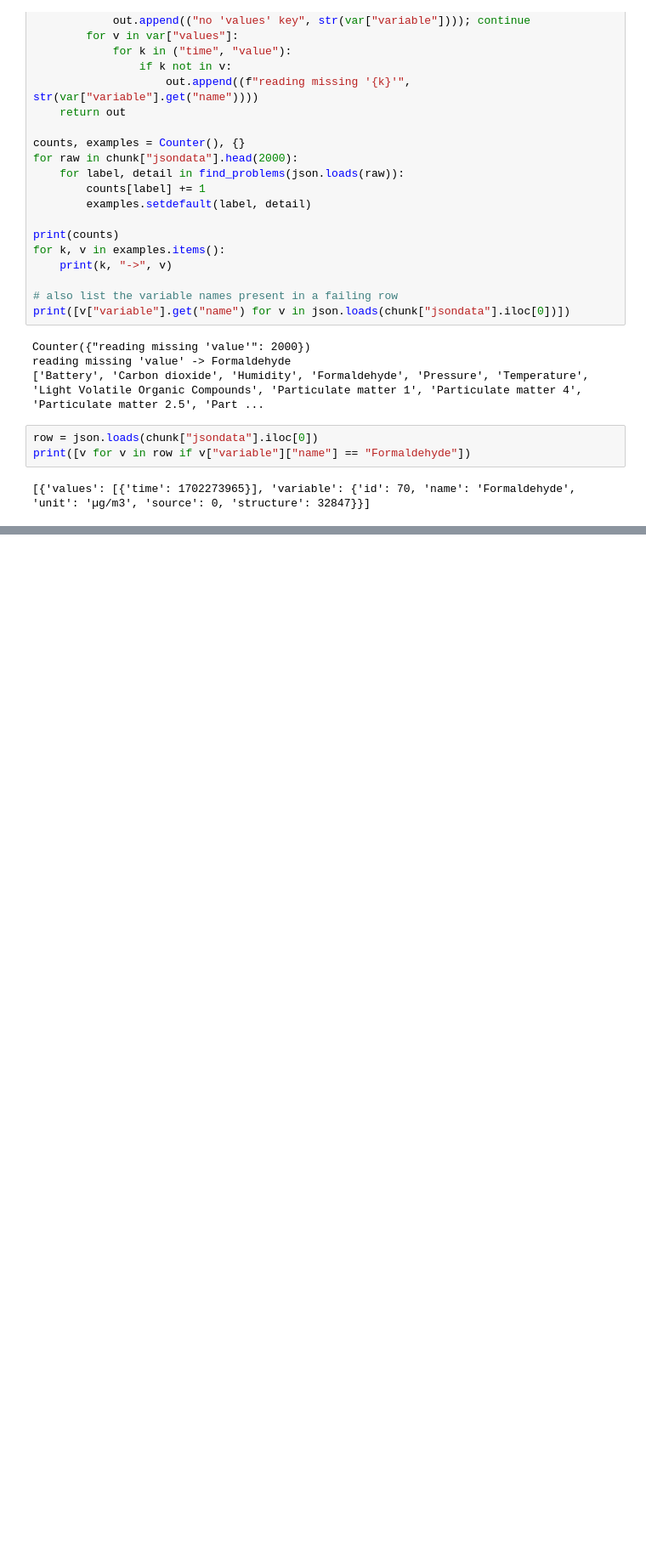
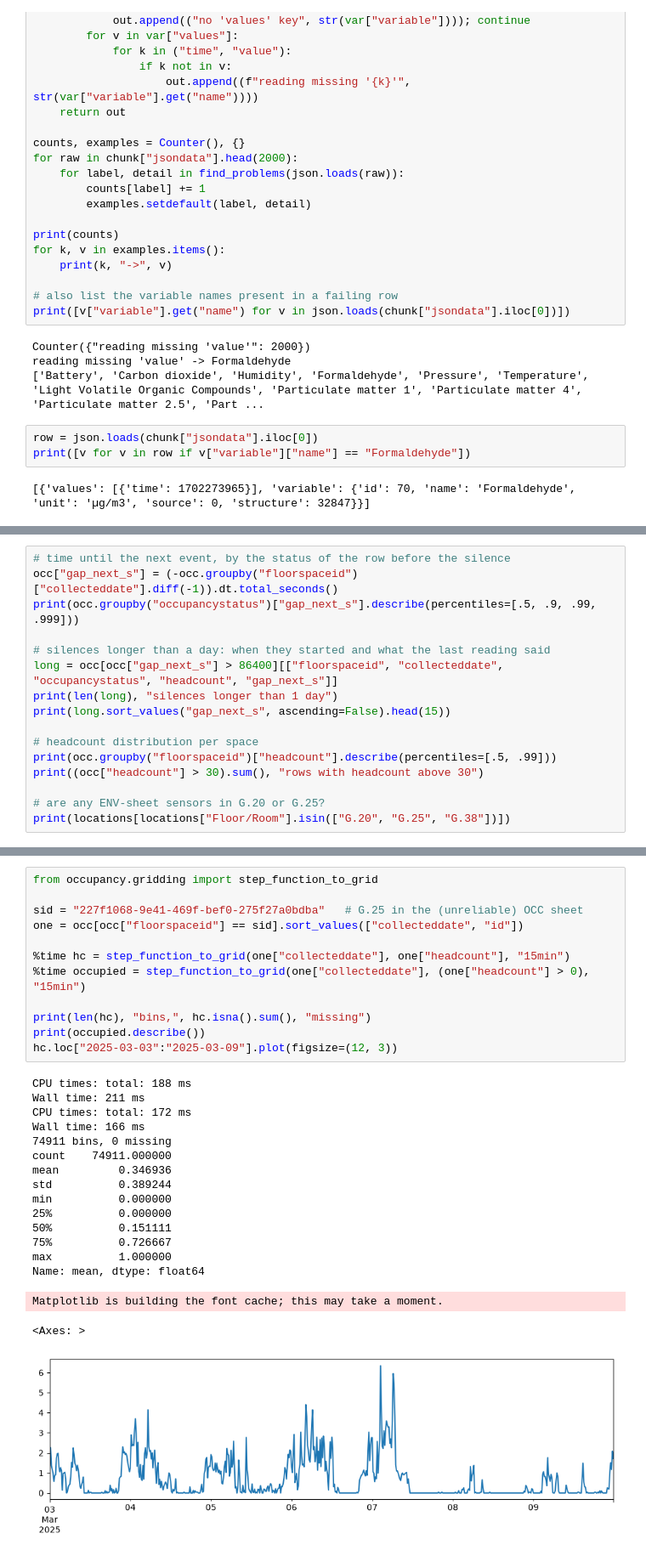
Before and after one commit to OscarPayne28/3001-OCCUPANCY-PROJECT, a Jupyter notebook: notebooks/01_data_audit.ipynb, the cells around one changed output, grey strips where cells are left out. Shown at 85% size. Saved outputs shown, nothing was run; the diff lists cells and outputs as text; blank space fills up the shorter version.

```diff
--- a/notebooks/01_data_audit.ipynb
+++ b/notebooks/01_data_audit.ipynb
@@ -397,0 +696,16 @@ print([v for v in row if v["variable"]["name"] == "Formaldehyde"])
+# %%
+# time until the next event, by the status of the row before the silence
+occ["gap_next_s"] = (-occ.groupby("floorspaceid")["collecteddate"].diff(-1)).dt.total_seconds()
+print(occ.groupby("occupancystatus")["gap_next_s"].describe(percentiles=[.5, .9, .99, .999]))
+
+# silences longer than a day: when they started and what the last reading said
+long = occ[occ["gap_next_s"] > 86400][["floorspaceid", "collecteddate", "occupancystatus", "headcount", "gap_next_s"]]
+print(len(long), "silences longer than 1 day")
+print(long.sort_values("gap_next_s", ascending=False).head(15))
+
+# headcount distribution per space
+print(occ.groupby("floorspaceid")["headcount"].describe(percentiles=[.5, .99]))
+print((occ["headcount"] > 30).sum(), "rows with headcount above 30")
+
+# are any ENV-sheet sensors in G.20 or G.25?
+print(locations[locations["Floor/Room"].isin(["G.20", "G.25", "G.38"])])
@@ -397,0 +730,30 @@ print([v for v in row if v["variable"]["name"] == "Formaldehyde"])
+# %%
+from occupancy.gridding import step_function_to_grid
+
+sid = "227f1068-9e41-469f-bef0-275f27a0bdba"   # G.25 in the (unreliable) OCC sheet
+one = occ[occ["floorspaceid"] == sid].sort_values(["collecteddate", "id"])
+
+%time hc = step_function_to_grid(one["collecteddate"], one["headcount"], "15min")
+%time occupied = step_function_to_grid(one["collecteddate"], (one["headcount"] > 0), "15min")
+
+print(len(hc), "bins,", hc.isna().sum(), "missing")
+print(occupied.describe())
+hc.loc["2025-03-03":"2025-03-09"].plot(figsize=(12, 3))
+# %% [output]
+CPU times: total: 188 ms
+Wall time: 211 ms
+CPU times: total: 172 ms
+Wall time: 166 ms
+74911 bins, 0 missing
+count    74911.000000
+mean         0.346936
+std          0.389244
+min          0.000000
+25%          0.000000
+50%          0.151111
+75%          0.726667
+max          1.000000
+Name: mean, dtype: float64
+Matplotlib is building the font cache; this may take a moment.
+<Axes: >
+[figure, added]
```
Also changed, not shown: parts of 15 cells of this notebook, 4 other files.
